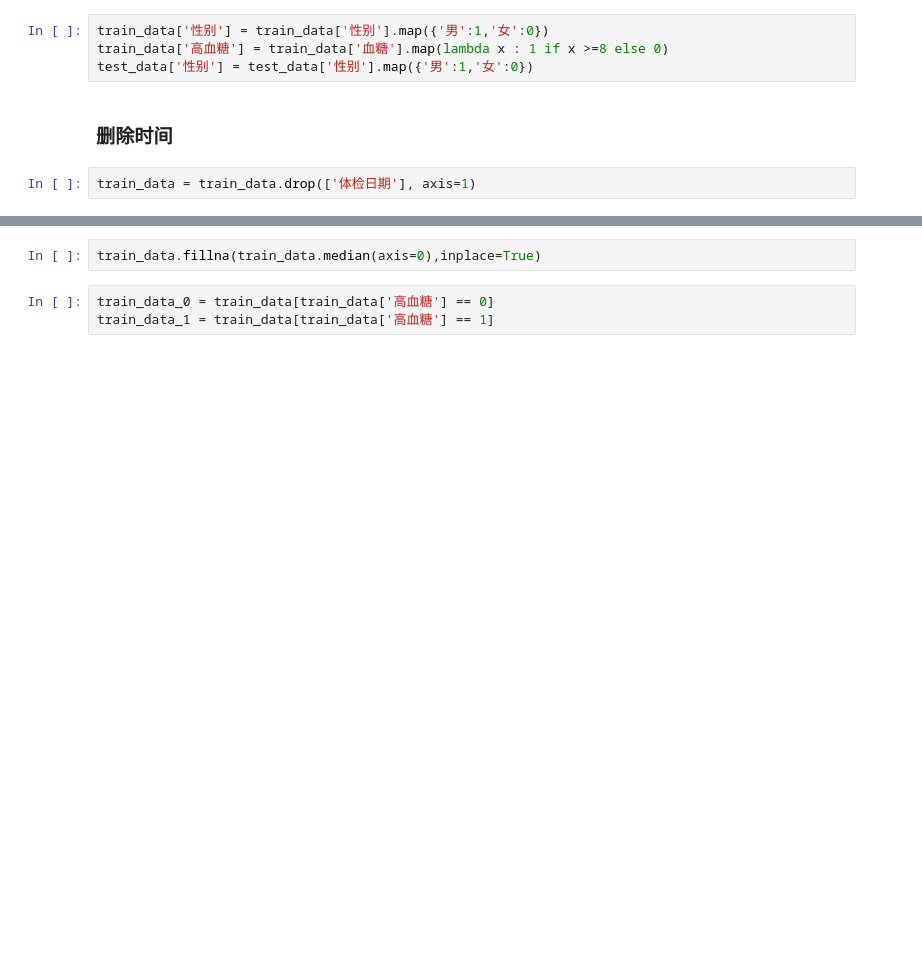
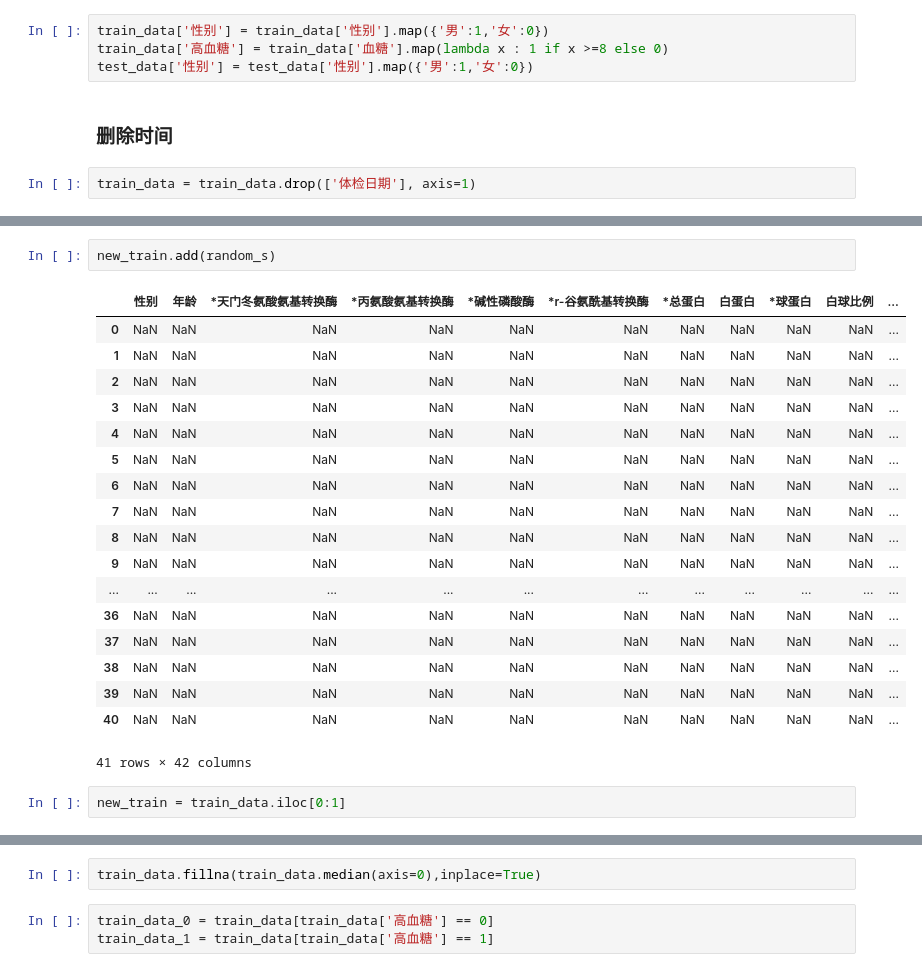
Before and after one commit to koibiki/ai-medical, a Jupyter notebook: Untitled.ipynb, the cells around one changed output, grey strips where cells are left out. Drawn from its saved outputs; the diff is of its cells as text; blank space fills up the shorter version.

```diff
--- a/Untitled.ipynb
+++ b/Untitled.ipynb
@@ -54,0 +98,23 @@ train_data = train_data.drop(['体检日期'], axis=1)
+# %%
+new_train.add(random_s)
+# %% [output]
+|  | 性别 | 年龄 | *天门冬氨酸氨基转换酶 | *丙氨酸氨基转换酶 | *碱性磷酸酶 | *r-谷氨酰基转换酶 | *总蛋白 | 白蛋白 | *球蛋白 | 白球比例 | ... |
+| 0 | NaN | NaN | NaN | NaN | NaN | NaN | NaN | NaN | NaN | NaN | ... |
+| 1 | NaN | NaN | NaN | NaN | NaN | NaN | NaN | NaN | NaN | NaN | ... |
+| 2 | NaN | NaN | NaN | NaN | NaN | NaN | NaN | NaN | NaN | NaN | ... |
+| 3 | NaN | NaN | NaN | NaN | NaN | NaN | NaN | NaN | NaN | NaN | ... |
+| 4 | NaN | NaN | NaN | NaN | NaN | NaN | NaN | NaN | NaN | NaN | ... |
+| 5 | NaN | NaN | NaN | NaN | NaN | NaN | NaN | NaN | NaN | NaN | ... |
+| 6 | NaN | NaN | NaN | NaN | NaN | NaN | NaN | NaN | NaN | NaN | ... |
+| 7 | NaN | NaN | NaN | NaN | NaN | NaN | NaN | NaN | NaN | NaN | ... |
+| 8 | NaN | NaN | NaN | NaN | NaN | NaN | NaN | NaN | NaN | NaN | ... |
+| 9 | NaN | NaN | NaN | NaN | NaN | NaN | NaN | NaN | NaN | NaN | ... |
+| ... | ... | ... | ... | ... | ... | ... | ... | ... | ... | ... | ... |
+| 36 | NaN | NaN | NaN | NaN | NaN | NaN | NaN | NaN | NaN | NaN | ... |
+| 37 | NaN | NaN | NaN | NaN | NaN | NaN | NaN | NaN | NaN | NaN | ... |
+| 38 | NaN | NaN | NaN | NaN | NaN | NaN | NaN | NaN | NaN | NaN | ... |
+| 39 | NaN | NaN | NaN | NaN | NaN | NaN | NaN | NaN | NaN | NaN | ... |
+| 40 | NaN | NaN | NaN | NaN | NaN | NaN | NaN | NaN | NaN | NaN | ... |
+41 rows × 42 columns
+# %%
+new_train = train_data.iloc[0:1]
```
Also changed, not shown: parts of 10 cells of this notebook, 1 other file.
